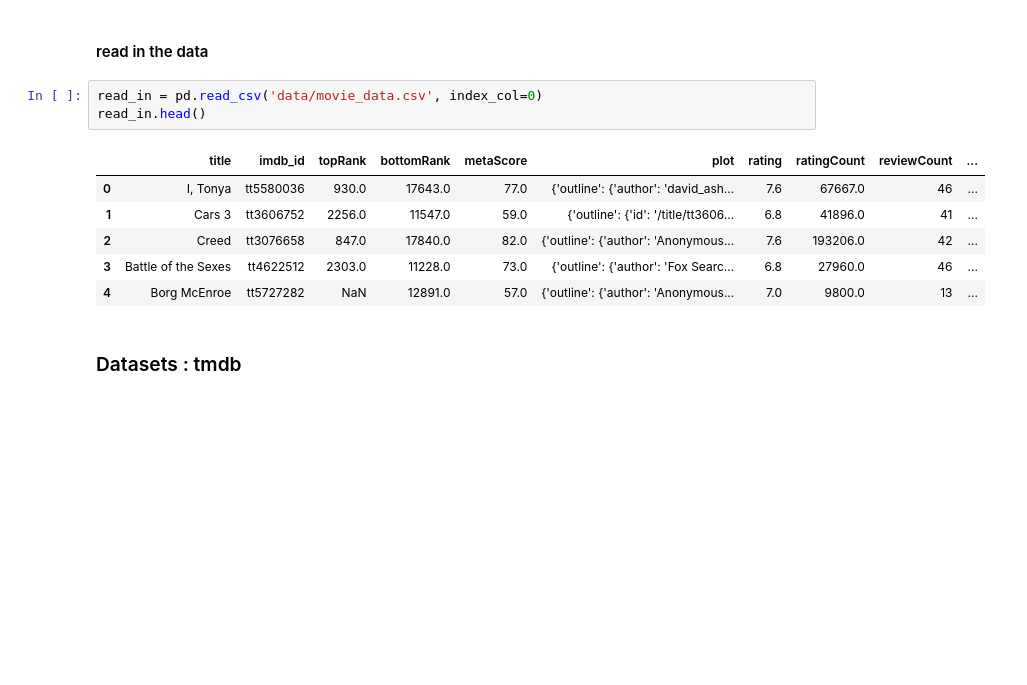
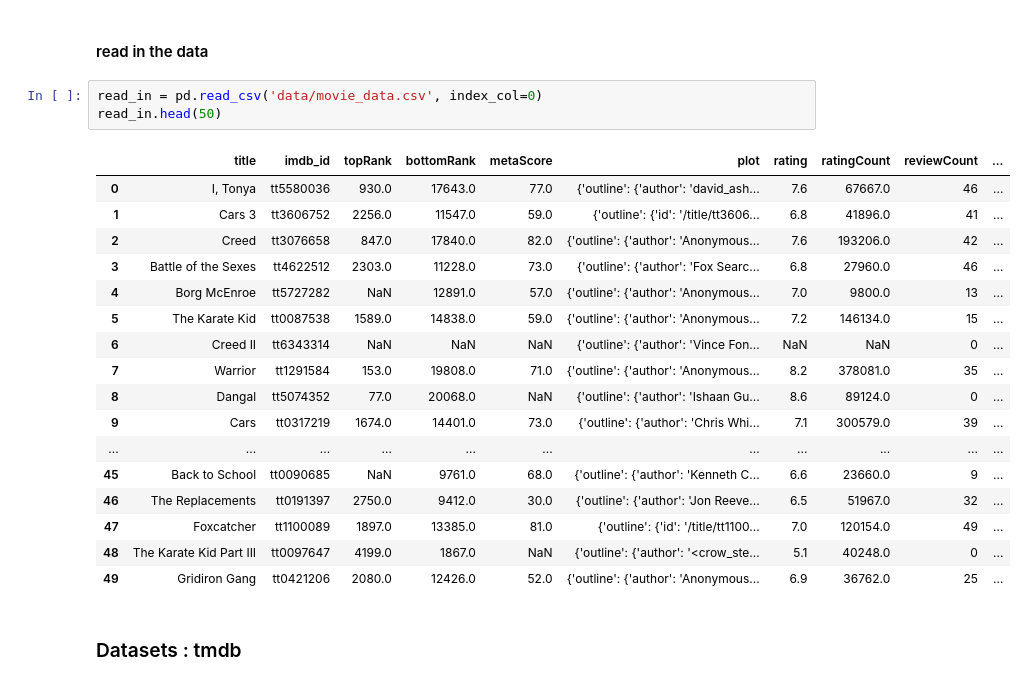
Before and after one commit to BoyuanSun930/cs209b-g6-movie, a Jupyter notebook: Data Scraping and Cleaning.ipynb, the cells around one changed output. Drawn from its saved outputs; the diff is of its cells as text; blank space fills up the shorter version.

```diff
--- a/Data Scraping and Cleaning.ipynb
+++ b/Data Scraping and Cleaning.ipynb
@@ -519,14 +519,25 @@ movie_data.to_csv('movie_data.csv')
 #### read in the data
 # %%
 read_in = pd.read_csv('data/movie_data.csv', index_col=0)
-read_in.head()
+read_in.head(50)
 # %% [output]
 |  | title | imdb_id | topRank | bottomRank | metaScore | plot | rating | ratingCount | reviewCount | ... |
 | 0 | I, Tonya | tt5580036 | 930.0 | 17643.0 | 77.0 | {'outline': {'author': 'david_ash... | 7.6 | 67667.0 | 46 | ... |
 | 1 | Cars 3 | tt3606752 | 2256.0 | 11547.0 | 59.0 | {'outline': {'id': '/title/tt3606... | 6.8 | 41896.0 | 41 | ... |
 | 2 | Creed | tt3076658 | 847.0 | 17840.0 | 82.0 | {'outline': {'author': 'Anonymous... | 7.6 | 193206.0 | 42 | ... |
 | 3 | Battle of the Sexes | tt4622512 | 2303.0 | 11228.0 | 73.0 | {'outline': {'author': 'Fox Searc... | 6.8 | 27960.0 | 46 | ... |
 | 4 | Borg McEnroe | tt5727282 | NaN | 12891.0 | 57.0 | {'outline': {'author': 'Anonymous... | 7.0 | 9800.0 | 13 | ... |
+| 5 | The Karate Kid | tt0087538 | 1589.0 | 14838.0 | 59.0 | {'outline': {'author': 'Anonymous... | 7.2 | 146134.0 | 15 | ... |
+| 6 | Creed II | tt6343314 | NaN | NaN | NaN | {'outline': {'author': 'Vince Fon... | NaN | NaN | 0 | ... |
+| 7 | Warrior | tt1291584 | 153.0 | 19808.0 | 71.0 | {'outline': {'author': 'Anonymous... | 8.2 | 378081.0 | 35 | ... |
+| 8 | Dangal | tt5074352 | 77.0 | 20068.0 | NaN | {'outline': {'author': 'Ishaan Gu... | 8.6 | 89124.0 | 0 | ... |
+| 9 | Cars | tt0317219 | 1674.0 | 14401.0 | 73.0 | {'outline': {'author': 'Chris Whi... | 7.1 | 300579.0 | 39 | ... |
+| ... | ... | ... | ... | ... | ... | ... | ... | ... | ... | ... |
+| 45 | Back to School | tt0090685 | NaN | 9761.0 | 68.0 | {'outline': {'author': 'Kenneth C... | 6.6 | 23660.0 | 9 | ... |
+| 46 | The Replacements | tt0191397 | 2750.0 | 9412.0 | 30.0 | {'outline': {'author': 'Jon Reeve... | 6.5 | 51967.0 | 32 | ... |
+| 47 | Foxcatcher | tt1100089 | 1897.0 | 13385.0 | 81.0 | {'outline': {'id': '/title/tt1100... | 7.0 | 120154.0 | 49 | ... |
+| 48 | The Karate Kid Part III | tt0097647 | 4199.0 | 1867.0 | NaN | {'outline': {'author': '<crow_ste... | 5.1 | 40248.0 | 0 | ... |
+| 49 | Gridiron Gang | tt0421206 | 2080.0 | 12426.0 | 52.0 | {'outline': {'author': 'Anonymous... | 6.9 | 36762.0 | 25 | ... |
 # %% [markdown]
 ### Datasets : tmdb
 # %%
```
Also changed, not shown: parts of 6 cells of this notebook, 3 other files.
